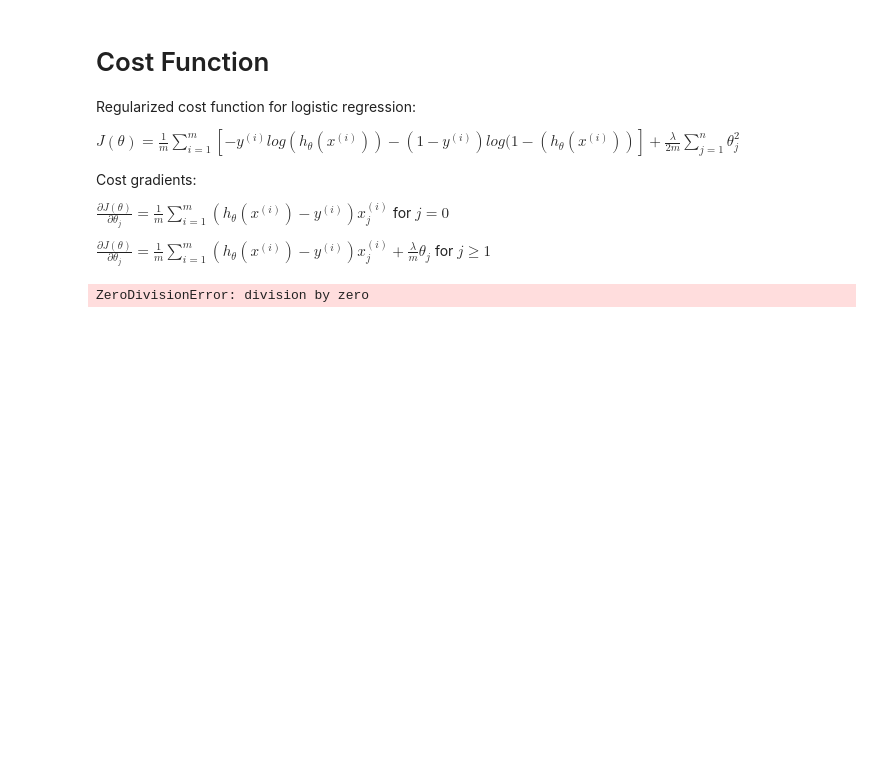
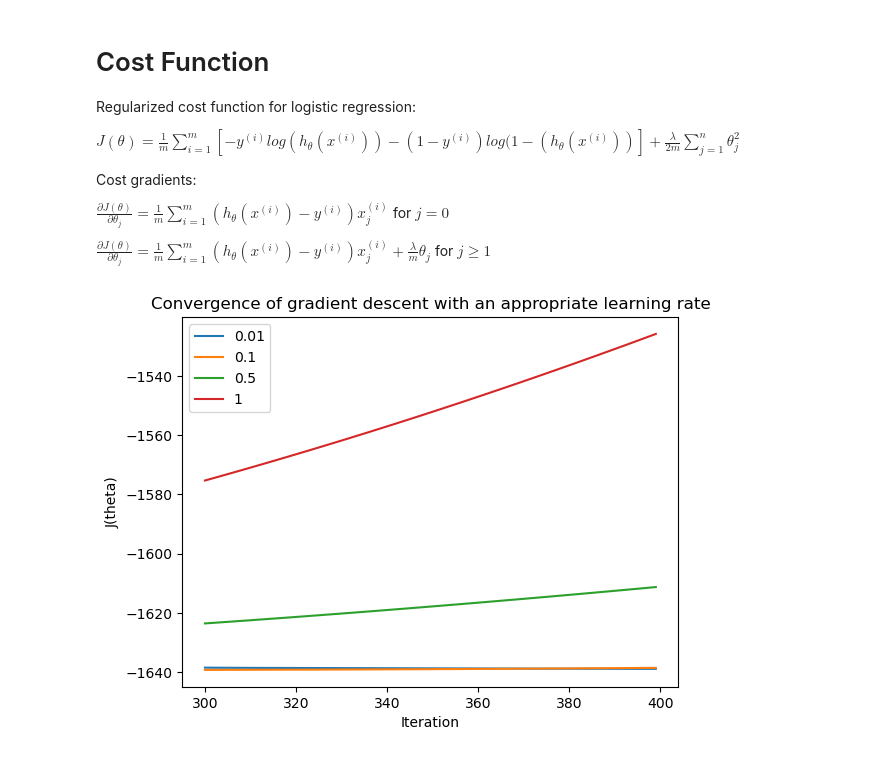
Before and after one commit to EmanGM/TAA-project1, a Jupyter notebook: code/multiclass_classification_linear.ipynb, the cells around one changed output. Drawn from its saved outputs; the diff is of its cells as text; code cells hidden in the pictures; blank space fills up the shorter version.

```diff
--- a/code/multiclass_classification_linear.ipynb
+++ b/code/multiclass_classification_linear.ipynb
@@ -64,5 +109,6 @@ def featureNormalization(X):
 
     return X_norm , mean , std
 # %%
-# Normalize X (feature scaling)
-X, mean, std = featureNormalization(X)
+# Normalize X_train and X_test (feature scaling)
+X_train, mean, std = featureNormalization(X_train)
+X_test = (X_test - mean) / std
@@ -249,17 +246,19 @@ def oneVsAll(X, y, initial_theta, alpha, num_iters, Lambda, classes):
 # %%
 lr=[0.01, 0.1, 0.5, 1]
 initial_theta = np.zeros((X_train.shape[1]+1,1))
 X_alpha = np.append(np.ones((X_train.shape[0],1)),X_train,axis=1)
 for i in lr:
     theta , J_history = gradientDescent(X_alpha, y_train, initial_theta, i, 400, 0.1)
-    plt.plot([j for j in range(0, len(J_history))], J_history)
+    # Show only the last 100 iterations
+    plt.plot([j for j in range(len(J_history)-100, len(J_history))], J_history[-100:])
 
+plt.title('Convergence of gradient descent with an appropriate learning rate')
 plt.xlabel('Iteration')
 plt.ylabel('J(theta)')
 plt.legend(lr)
 plt.show()
 # %% [output]
-ZeroDivisionError: division by zero
+[figure, added]
 # %%
 #Inicialize vector theta =0
 initial_theta = np.zeros((X_train.shape[1]+1,1))
```
Also changed, not shown: parts of 10 cells of this notebook, 1 other file.
